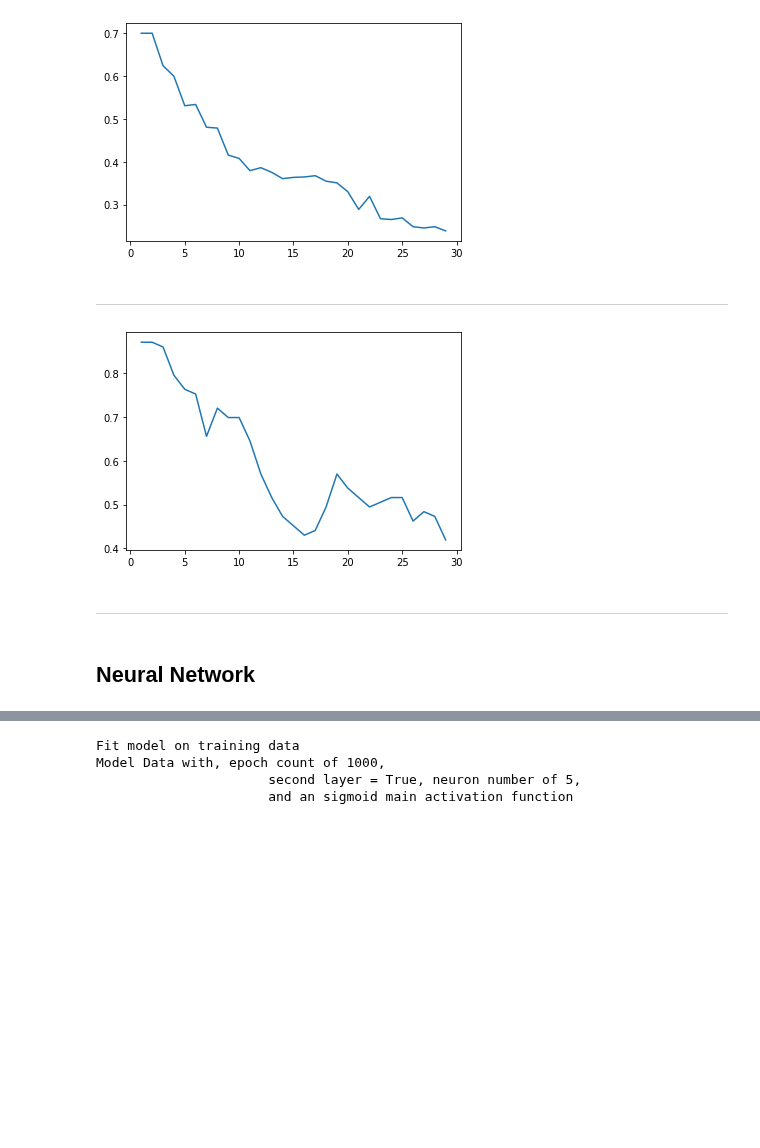
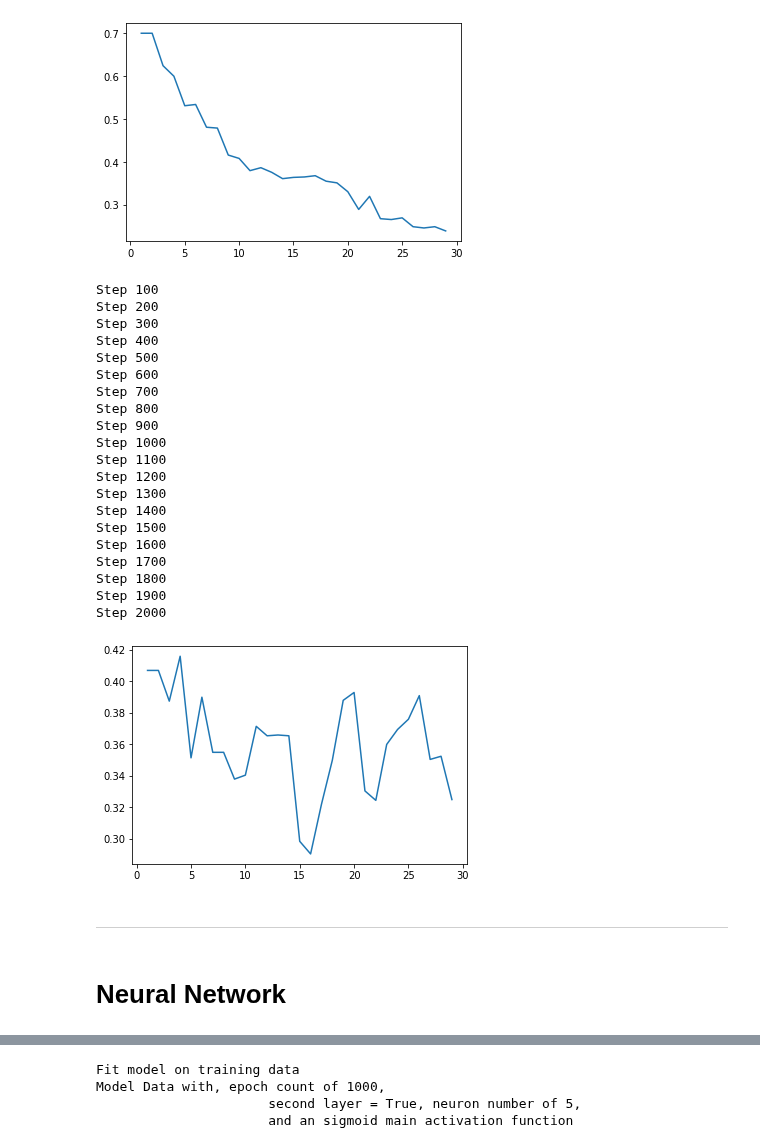
Before and after one commit to Phantomias3782/AmazonReviews, a Jupyter notebook: AmazonReviews_SentimentAnalysis.ipynb, the cells around one changed output, grey strips where cells are left out. Cells and saved outputs as stored; diff of their text form; code cells hidden in the pictures; blank space fills up the shorter version.

Commit message:
added model and idf dict

```diff
--- a/AmazonReviews_SentimentAnalysis.ipynb
+++ b/AmazonReviews_SentimentAnalysis.ipynb
@@ -262,15 +281,69 @@ plt.plot(list(acc_dict.keys()), list(acc_dict.values()))
 plt.show()
 # %% [output]
 [figure]
-# %% [markdown]
-----
-# %%
-# visualize
-plt.plot(list(evalualtion_dict.keys()), list(evalualtion_dict.values()))
-plt.show()
-# %% [output]
-[figure, removed]
+# %%
+# test accuracy of full Amazon fashion
+
+# get test data
+test_vectors = test_data["word_vectors"].to_list()
+test_classes = test_data["overall"].to_list()
+
+# init variables
+pred_class = []
+n_test = list(range(1,30))
+
+# get classes
+count = 0
+for t_vector in test_vectors:
+
+    pred_class.append(knn(train_data, np.asarray(t_vector), n_test))
+
+    count += 1
+    if (count % 100) == 0:
+
+        print(f"Step {count}")
+
+# init accuracy dict
+acc_dict = {}
+
+for sub_n in n_test:
+
+    sub_n_val_classes = []
+
+    for test_el in pred_class:
+
+        sub_n_val_classes.append(test_el[sub_n])
+
+    # get accuracy of sub_n
+    accuracy = accuracy_score(test_classes, sub_n_val_classes)
+    acc_dict[sub_n] = accuracy
+
+# visualize
+plt.plot(list(acc_dict.keys()), list(acc_dict.values()))
+plt.show()
+# %% [output]
+Step 100
+Step 200
+Step 300
+Step 400
+Step 500
+Step 600
+Step 700
+Step 800
+Step 900
+Step 1000
+Step 1100
+Step 1200
+Step 1300
+Step 1400
+Step 1500
+Step 1600
+Step 1700
+Step 1800
+Step 1900
+Step 2000
+[figure, added]
 # %% [markdown]
 ----------
 # %% [markdown]
-## Neural Network
+# Neural Network
```
Also changed, not shown: parts of 37 cells of this notebook, 2 other files.
